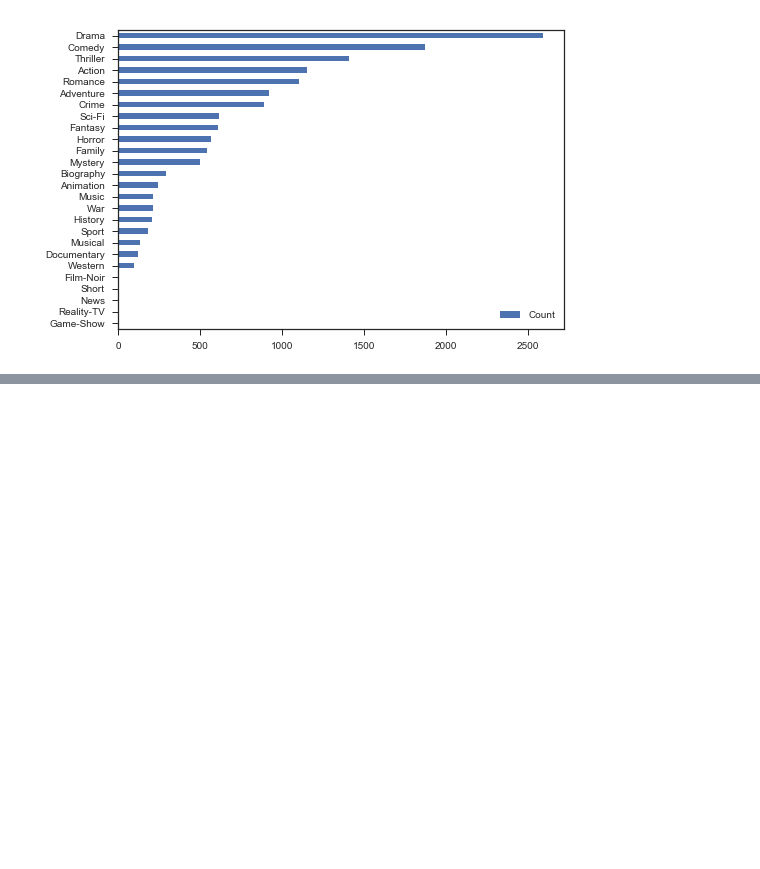
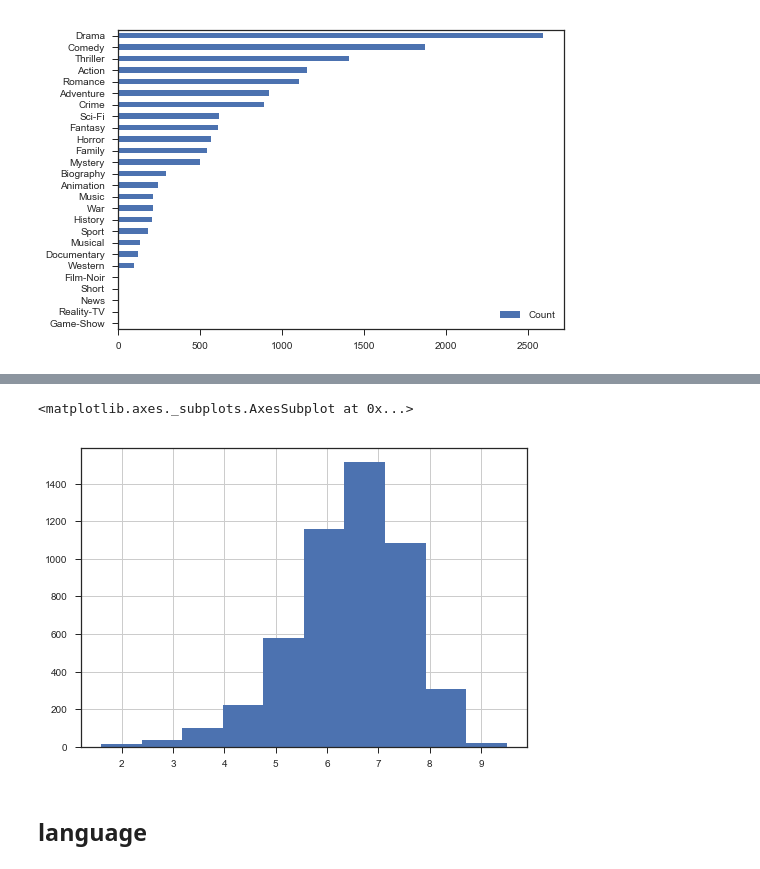
Before and after one commit to jinangela/IMDB_movie, a Jupyter notebook: 02_Exploratory_Analysis/EDA on movie data.ipynb, the cells around one changed output, grey strips where cells are left out. Drawn from its saved outputs; the diff is of its cells as text; code cells hidden in the pictures; blank space fills up the shorter version.

```diff
--- a/02_Exploratory_Analysis/EDA on movie data.ipynb
+++ b/02_Exploratory_Analysis/EDA on movie data.ipynb
@@ -565,0 +597,7 @@ plt.legend(loc='lower right')
+# %%
+imdb['imdb_score'].hist()
+# %% [output]
+<matplotlib.axes._subplots.AxesSubplot at 0x...>
+[figure, added]
+# %% [markdown]
+## language
```
Also changed, not shown: parts of 36 cells of this notebook, 1 other file.
